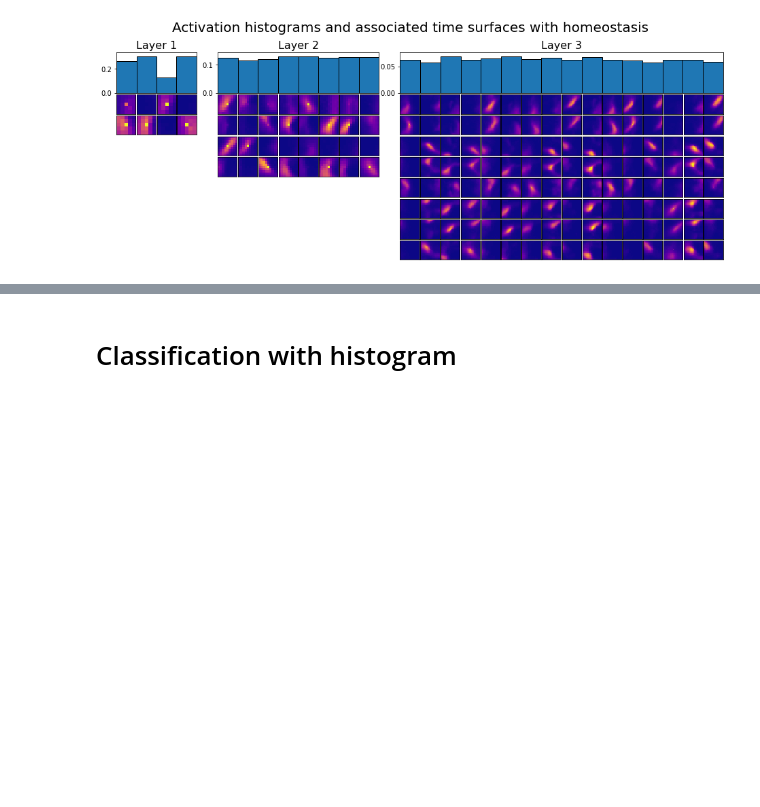
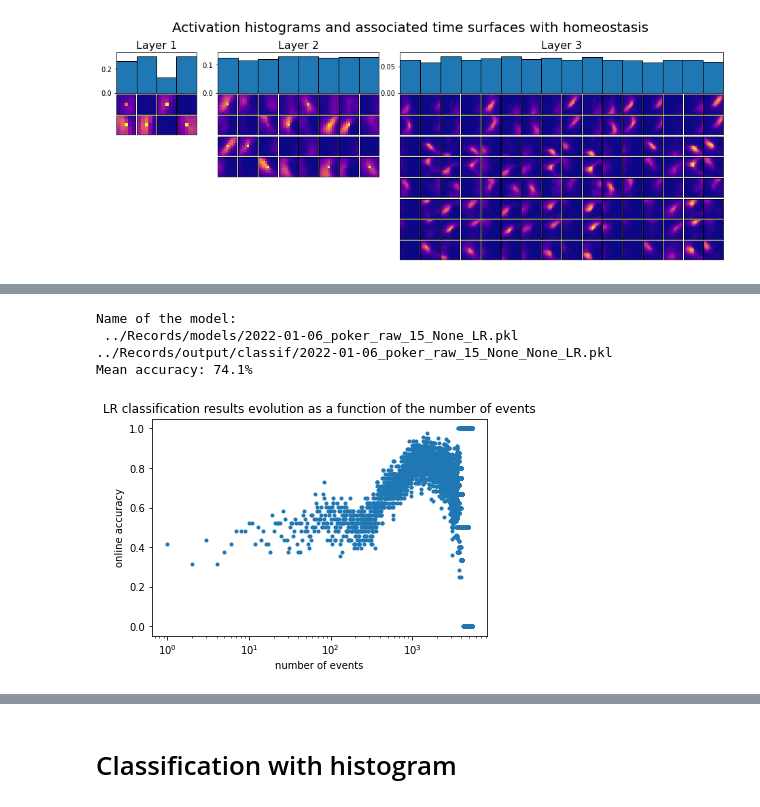
Before and after one commit to AntoineGrimaldi/HOTS, a Jupyter notebook: notebooks/RESULTS_02_PokerDVS.ipynb, the cells around one changed output, grey strips where cells are left out. Drawn from its saved outputs; the diff is of its cells as text; code cells hidden in the pictures; blank space fills up the shorter version.

```diff
--- a/notebooks/RESULTS_02_PokerDVS.ipynb
+++ b/notebooks/RESULTS_02_PokerDVS.ipynb
@@ -81 +96,11 @@ Mean accuracy: 98.9%
+# %%
+model, loss = fit_MLR(tau_cla, date = timestr, dataset_as_input = trainset_as_input)
+likelihood, true_target, timestamps = predict_MLR(model, tau_cla, date = timestr, dataset_as_input = trainset_as_input, dataset_for_timestamps_as_input = trainset)
+meanac, onlinac, lastac, truepos, falsepos = score_classif_events(likelihood, true_target)
+# %% [output]
+Name of the model:
+ ../Records/models/2022-01-06_poker_raw_15_None_LR.pkl
+../Records/output/classif/2022-01-06_poker_raw_15_None_None_LR.pkl
+Mean accuracy: 74.1%
+[figure, added]
 # %%
```
Also changed, not shown: parts of 29 cells of this notebook, 2 other files.
